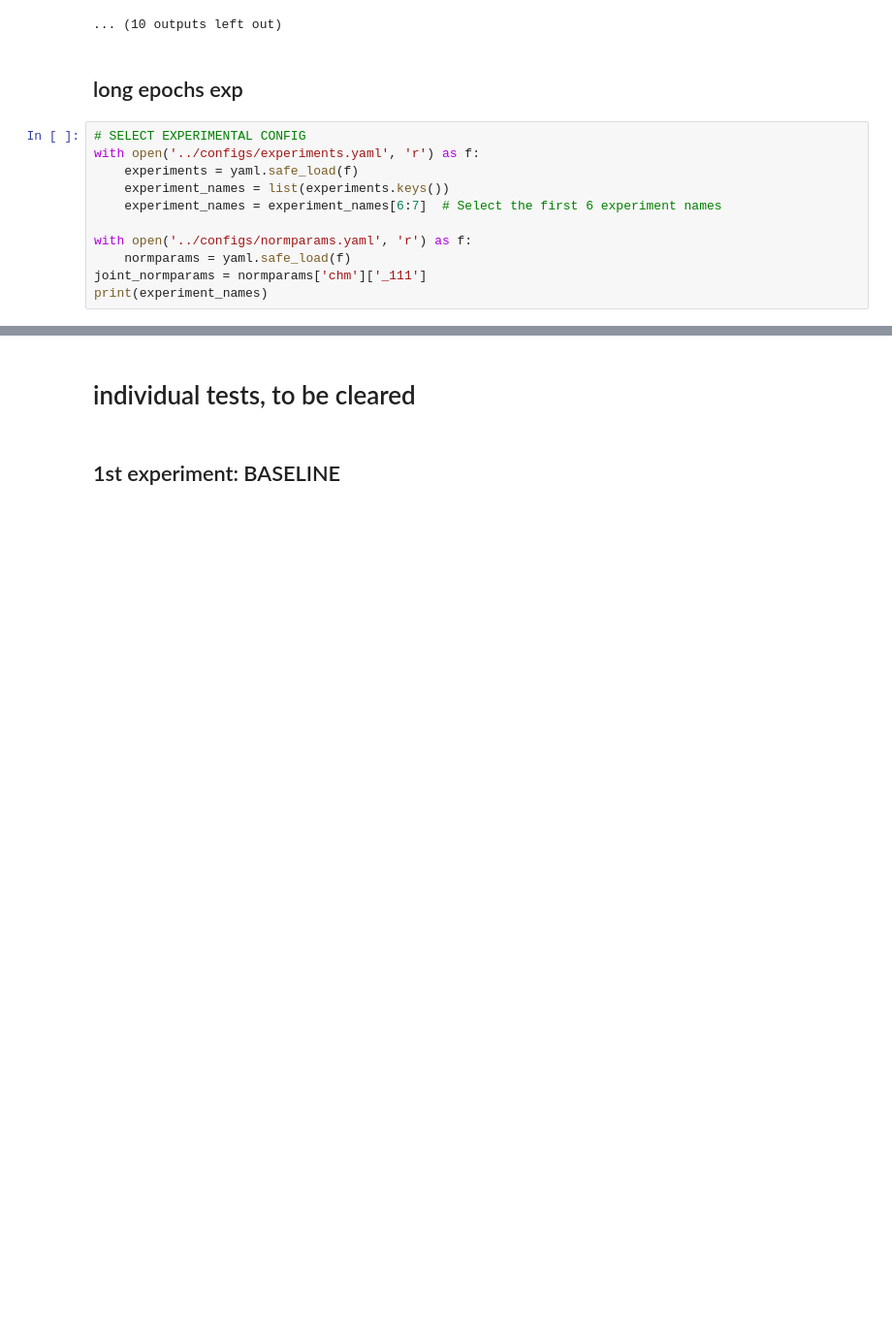
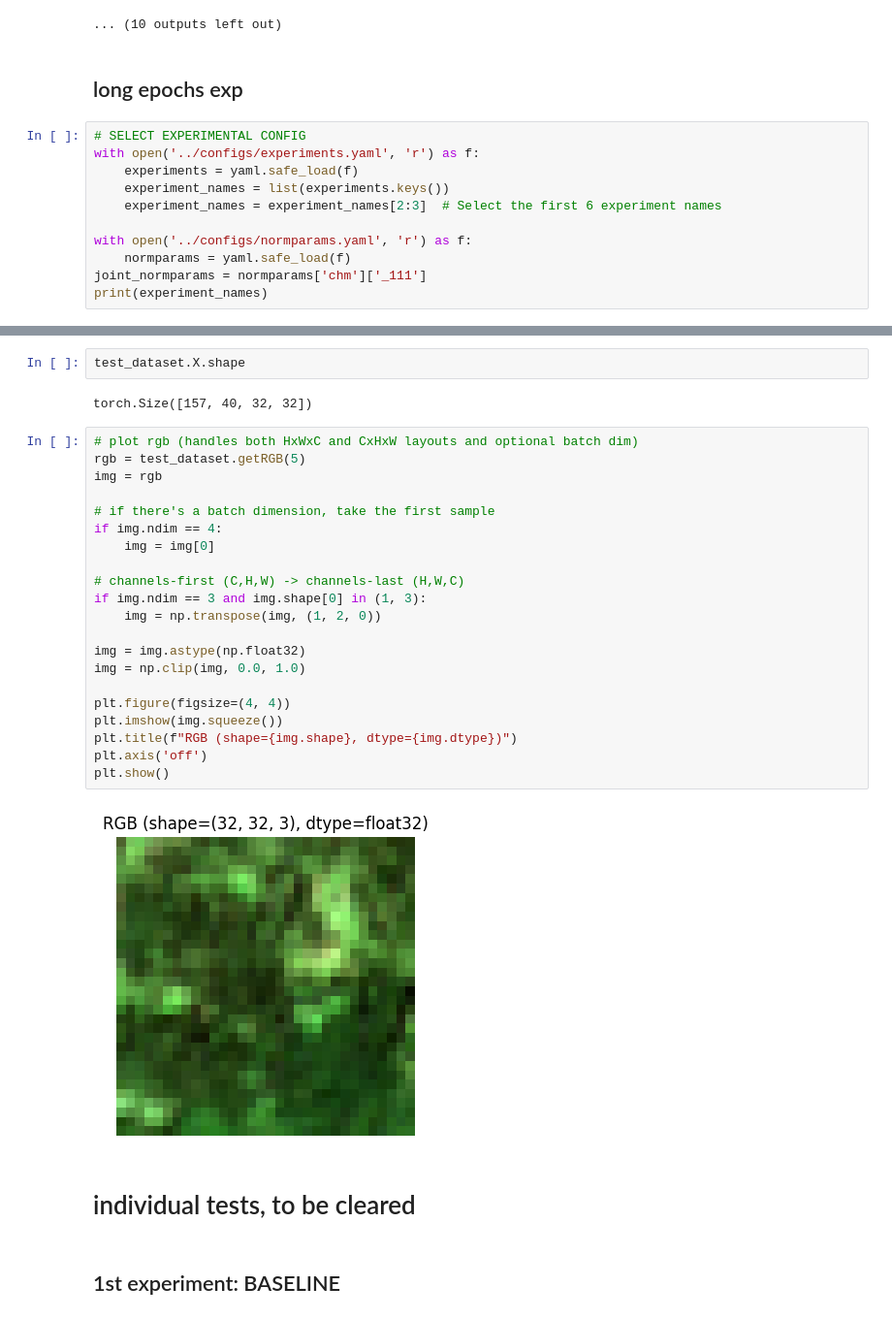
Before and after one commit to fizz-x/TreeHeads, a Jupyter notebook: src/run_main.ipynb, the cells around one changed output, grey strips where cells are left out. Shown at 97% size. Drawn from its saved outputs; the diff is of its cells as text; blank space fills up the shorter version.

```diff
--- a/src/run_main.ipynb
+++ b/src/run_main.ipynb
@@ -338,7 +338,7 @@ Results saved to: ../results/train/04_pixel_and_seasonal_comp
 with open('../configs/experiments.yaml', 'r') as f:
     experiments = yaml.safe_load(f)
     experiment_names = list(experiments.keys())
-    experiment_names = experiment_names[6:7]  # Select the first 6 experiment names
+    experiment_names = experiment_names[2:3]  # Select the first 6 experiment names
 
 with open('../configs/normparams.yaml', 'r') as f:
     normparams = yaml.safe_load(f)
@@ -391,3 +391,30 @@ Minimum Validation Loss:  0.226015980072443
+# %%
+test_dataset.X.shape
+# %% [output]
+torch.Size([157, 40, 32, 32])
+# %%
+# plot rgb (handles both HxWxC and CxHxW layouts and optional batch dim)
+rgb = test_dataset.getRGB(5)
+img = rgb
+
+# if there's a batch dimension, take the first sample
+if img.ndim == 4:
+    img = img[0]
+
+# channels-first (C,H,W) -> channels-last (H,W,C)
+if img.ndim == 3 and img.shape[0] in (1, 3):
+    img = np.transpose(img, (1, 2, 0))
+
+img = img.astype(np.float32)
+img = np.clip(img, 0.0, 1.0)
+
+plt.figure(figsize=(4, 4))
+plt.imshow(img.squeeze())
+plt.title(f"RGB (shape={img.shape}, dtype={img.dtype})")
+plt.axis('off')
+plt.show()
+# %% [output]
+[figure, added]
 # %% [markdown]
 # individual tests, to be cleared
 # %% [markdown]
```
Also changed, not shown: parts of 2 cells of this notebook, 3 other files.
